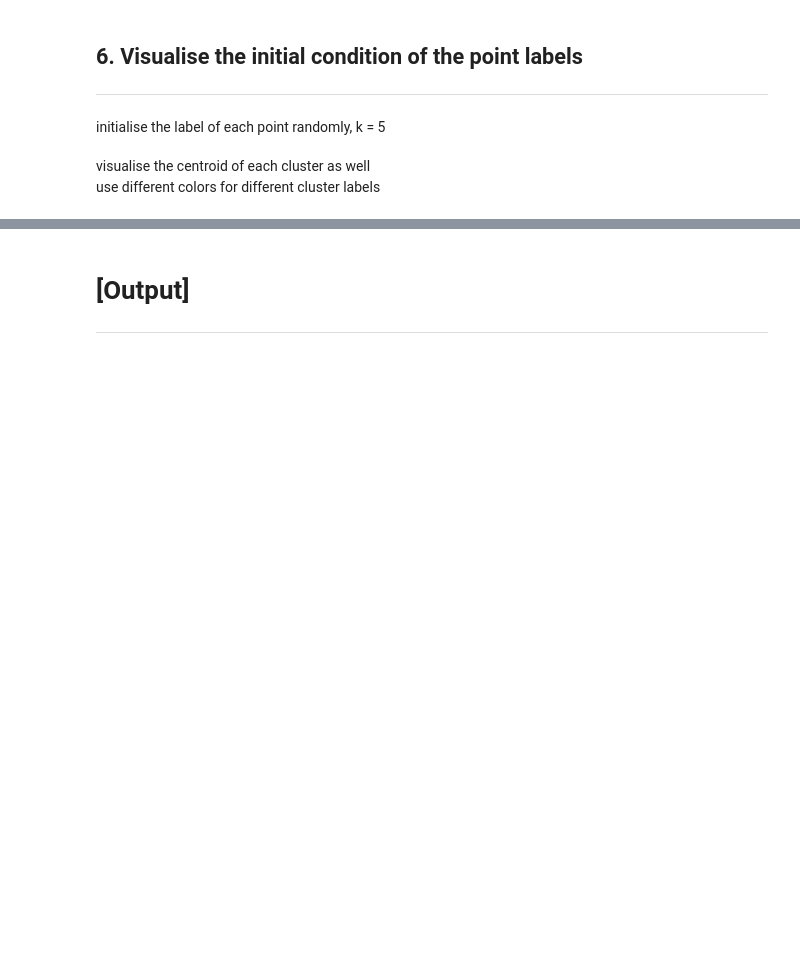
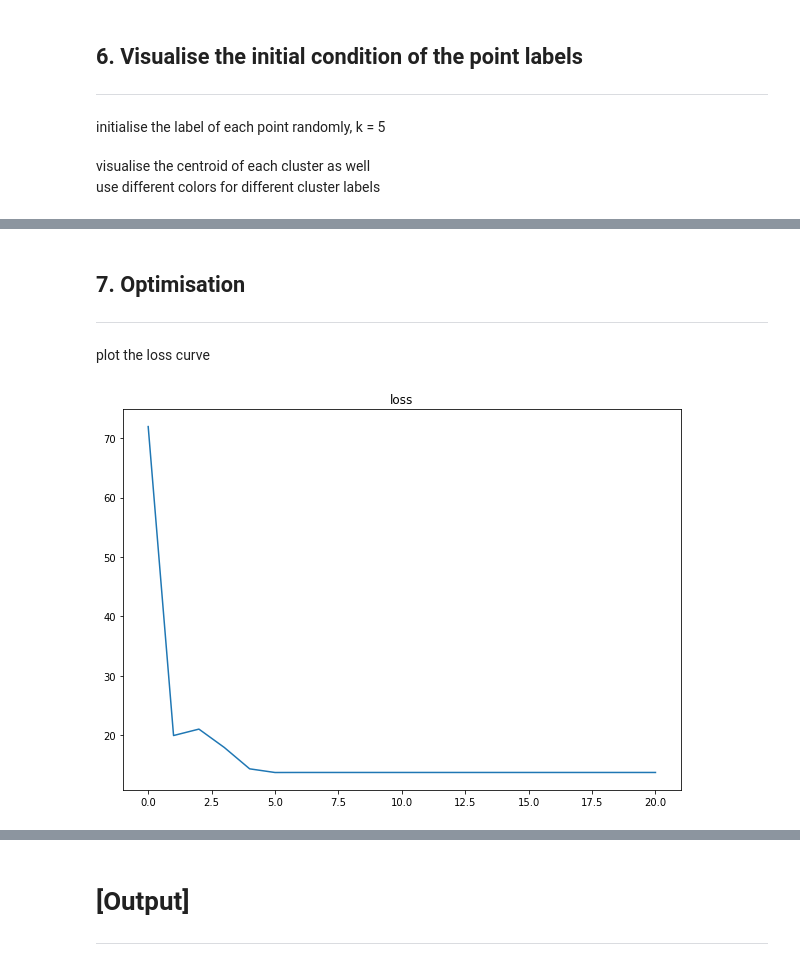
Before and after one commit to wkdthf21/Machine-Learning-Assignment, a Jupyter notebook: 07/assignment #07.ipynb, the cells around one changed output, grey strips where cells are left out. Cells and saved outputs as stored; diff of their text form; code cells hidden in the pictures; blank space fills up the shorter version.

Commit message:
assignment #07 : optimisation

```diff
--- a/07/assignment #07.ipynb
+++ b/07/assignment #07.ipynb
@@ -24,7 +24,7 @@ def compute_distance(a, b):
 
     #distance between a and b#
     dist = np.sum((a - b) ** 2)
-    return dist
+    return np.sqrt(dist)
 
 temp_a = np.array([0, 0]);
 temp_b = np.array([5, 2]);
@@ -74,6 +74,8 @@ def compute_loss(C, M):
     for c in C :
         loss = loss + compute_distance(c, M)
 
+    if(len(C) == 0) :
+        return 0
     return loss / len(C)
 
 temp_c = np.array([[5, 5], [1, 2]])
@@ -114,0 +137,3 @@ use different colors for different cluster labels
+# %% [markdown]
+## 7. Optimisation
+<hr>
@@ -114,0 +201,9 @@ use different colors for different cluster labels
+# %% [markdown]
+plot the loss curve
+# %%
+plt.figure(figsize = (10, 7))
+plt.plot(loss_list)
+plt.title('loss')
+plt.show()
+# %% [output]
+[figure, added]
```
Also changed, not shown: parts of 10 cells of this notebook.
